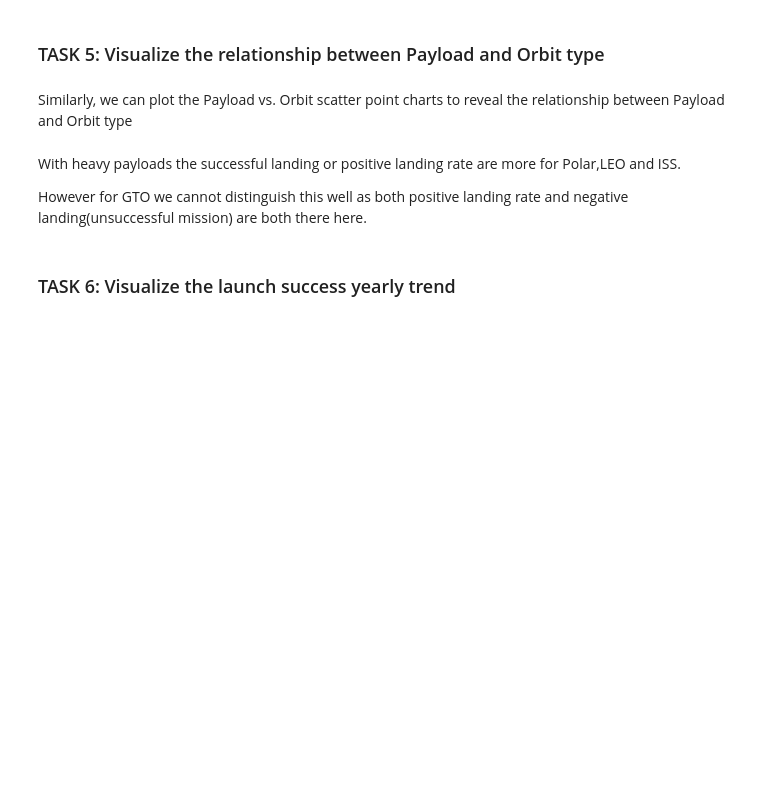
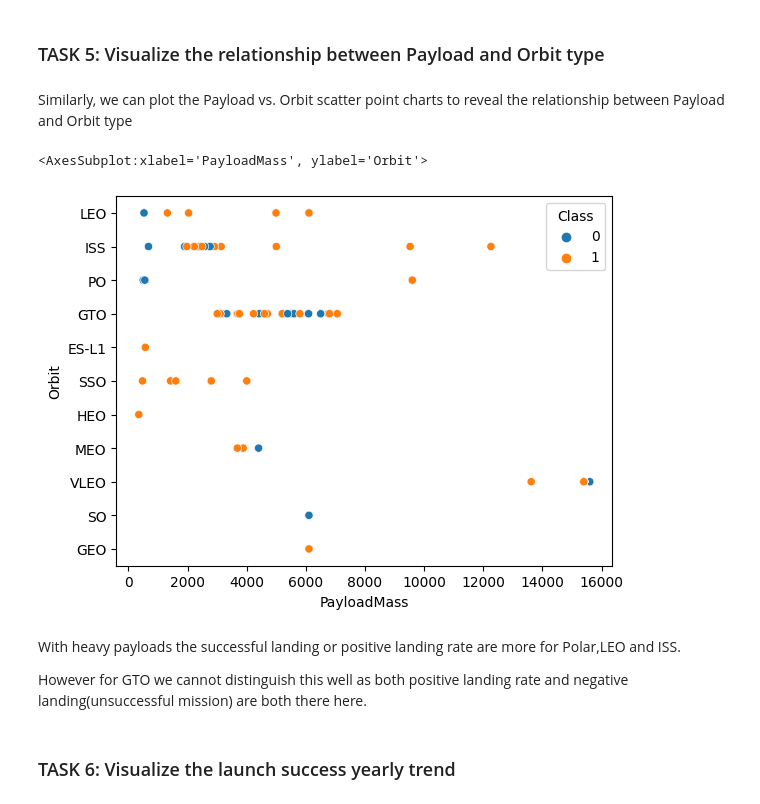
Before and after one commit to ecbaldwin4/Cost-of-a-Spacex-Falcon-9-Launch, a Jupyter notebook: 5. eda-dataviz.ipynb, the cells around one changed output. Saved outputs shown, nothing was run; the diff lists cells and outputs as text; code cells hidden in the pictures; blank space fills up the shorter version.

```diff
--- a/5. eda-dataviz.ipynb
+++ b/5. eda-dataviz.ipynb
@@ -131,6 +138,10 @@ You should see that in the LEO orbit the Success appears related to the number o
 Similarly, we can plot the Payload vs. Orbit scatter point charts to reveal the relationship between Payload and Orbit type
 # %%
 # Plot a scatter point chart with x axis to be Payload and y axis to be the Orbit, and hue to be the class value
+sns.scatterplot(data=df, x='PayloadMass', y='Orbit', hue='Class')
+# %% [output]
+<AxesSubplot:xlabel='PayloadMass', ylabel='Orbit'>
+[figure, added]
 # %% [markdown]
 With heavy payloads the successful landing or positive landing rate are more for Polar,LEO and ISS.
 
```
Also changed, not shown: parts of 11 cells of this notebook.
